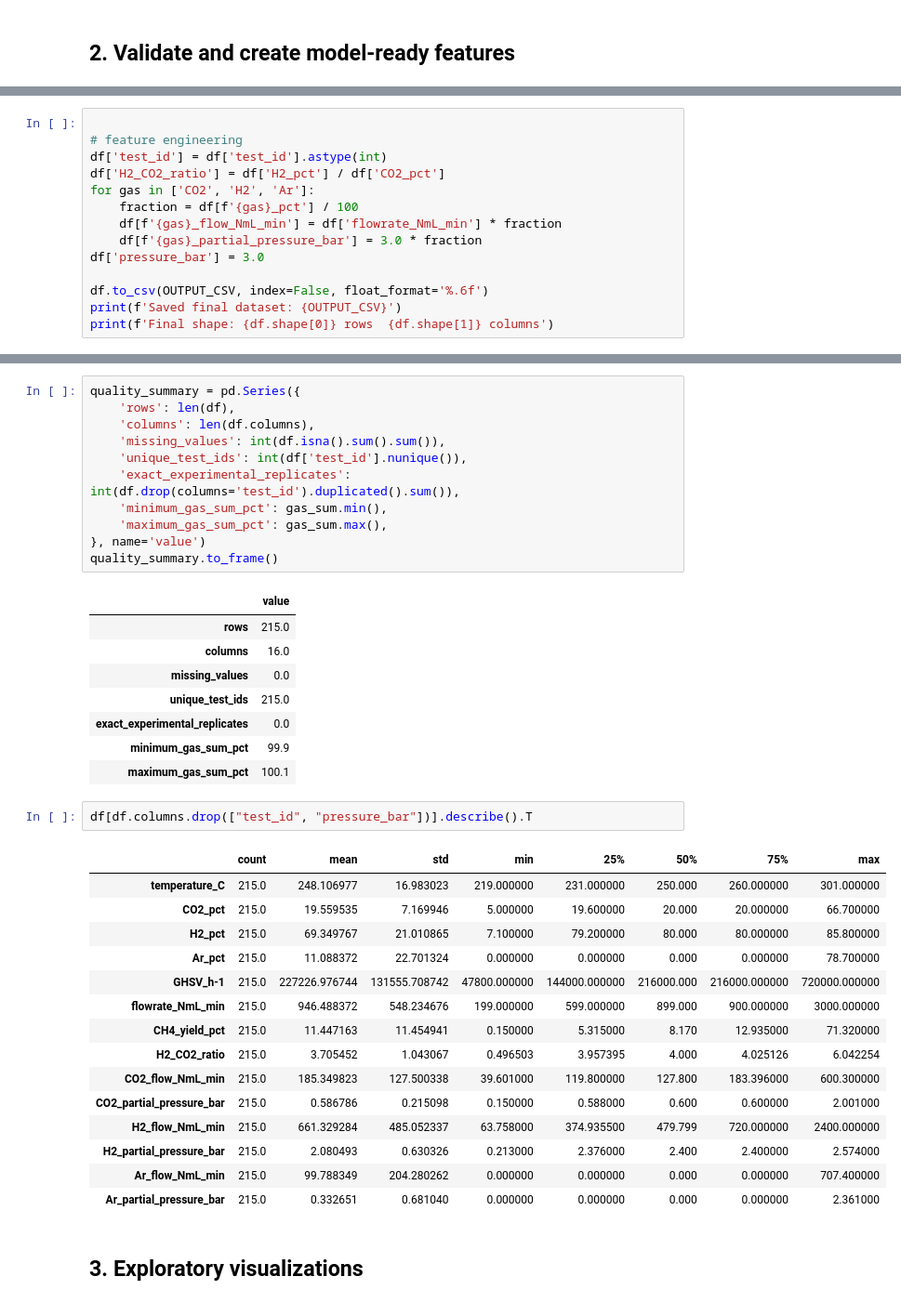
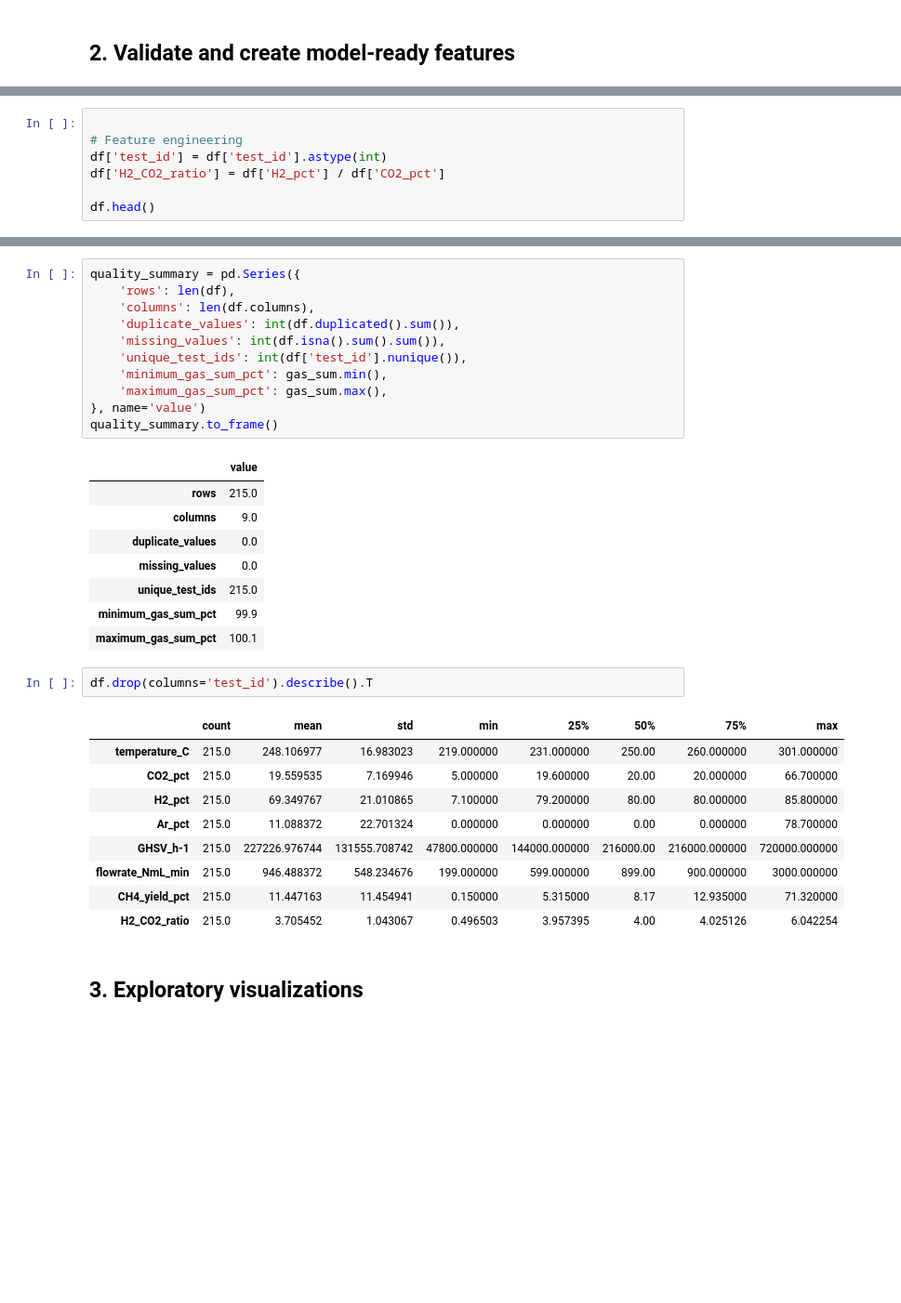
Before and after one commit to oafidi/co2-methanation-ml, a Jupyter notebook: notebooks/preprocessing_eda.ipynb, the cells around one changed output, grey strips where cells are left out. Shown at 93% size. Cells and saved outputs as stored; diff of their text form; blank space fills up the shorter version.

```diff
--- a/notebooks/preprocessing_eda.ipynb
+++ b/notebooks/preprocessing_eda.ipynb
@@ -60,15 +58,8 @@ The total pressure was fixed at 3 bar, so component partial pressures can also b
 # %%
 
-# feature engineering
+# Feature engineering
 df['test_id'] = df['test_id'].astype(int)
 df['H2_CO2_ratio'] = df['H2_pct'] / df['CO2_pct']
-for gas in ['CO2', 'H2', 'Ar']:
-    fraction = df[f'{gas}_pct'] / 100
-    df[f'{gas}_flow_NmL_min'] = df['flowrate_NmL_min'] * fraction
-    df[f'{gas}_partial_pressure_bar'] = 3.0 * fraction
-df['pressure_bar'] = 3.0
 
-df.to_csv(OUTPUT_CSV, index=False, float_format='%.6f')
-print(f'Saved final dataset: {OUTPUT_CSV}')
-print(f'Final shape: {df.shape[0]} rows  {df.shape[1]} columns')
+df.head()
 # %% [output]
@@ -78,9 +73,9 @@ Final shape: 215 rows  16 columns
 quality_summary = pd.Series({
     'rows': len(df),
     'columns': len(df.columns),
+    'duplicate_values': int(df.duplicated().sum()),
     'missing_values': int(df.isna().sum().sum()),
     'unique_test_ids': int(df['test_id'].nunique()),
-    'exact_experimental_replicates': int(df.drop(columns='test_id').duplicated().sum()),
     'minimum_gas_sum_pct': gas_sum.min(),
     'maximum_gas_sum_pct': gas_sum.max(),
 }, name='value')
@@ -88,30 +83,24 @@ quality_summary.to_frame()
 # %% [output]
 |  | value |
 | rows | 215.0 |
-| columns | 16.0 |
+| columns | 9.0 |
+| duplicate_values | 0.0 |
 | missing_values | 0.0 |
 | unique_test_ids | 215.0 |
-| exact_experimental_replicates | 0.0 |
 | minimum_gas_sum_pct | 99.9 |
 | maximum_gas_sum_pct | 100.1 |
 # %%
-df[df.columns.drop(["test_id", "pressure_bar"])].describe().T
+df.drop(columns='test_id').describe().T
 # %% [output]
 |  | count | mean | std | min | 25% | 50% | 75% | max |
-| temperature_C | 215.0 | 248.106977 | 16.983023 | 219.000000 | 231.000000 | 250.000 | 260.000000 | 301.000000 |
-| CO2_pct | 215.0 | 19.559535 | 7.169946 | 5.000000 | 19.600000 | 20.000 | 20.000000 | 66.700000 |
-| H2_pct | 215.0 | 69.349767 | 21.010865 | 7.100000 | 79.200000 | 80.000 | 80.000000 | 85.800000 |
-| Ar_pct | 215.0 | 11.088372 | 22.701324 | 0.000000 | 0.000000 | 0.000 | 0.000000 | 78.700000 |
-| GHSV_h-1 | 215.0 | 227226.976744 | 131555.708742 | 47800.000000 | 144000.000000 | 216000.000 | 216000.000000 | 720000.000000 |
-| flowrate_NmL_min | 215.0 | 946.488372 | 548.234676 | 199.000000 | 599.000000 | 899.000 | 900.000000 | 3000.000000 |
-| CH4_yield_pct | 215.0 | 11.447163 | 11.454941 | 0.150000 | 5.315000 | 8.170 | 12.935000 | 71.320000 |
-| H2_CO2_ratio | 215.0 | 3.705452 | 1.043067 | 0.496503 | 3.957395 | 4.000 | 4.025126 | 6.042254 |
-| CO2_flow_NmL_min | 215.0 | 185.349823 | 127.500338 | 39.601000 | 119.800000 | 127.800 | 183.396000 | 600.300000 |
-| CO2_partial_pressure_bar | 215.0 | 0.586786 | 0.215098 | 0.150000 | 0.588000 | 0.600 | 0.600000 | 2.001000 |
-| H2_flow_NmL_min | 215.0 | 661.329284 | 485.052337 | 63.758000 | 374.935500 | 479.799 | 720.000000 | 2400.000000 |
-| H2_partial_pressure_bar | 215.0 | 2.080493 | 0.630326 | 0.213000 | 2.376000 | 2.400 | 2.400000 | 2.574000 |
-| Ar_flow_NmL_min | 215.0 | 99.788349 | 204.280262 | 0.000000 | 0.000000 | 0.000 | 0.000000 | 707.400000 |
-| Ar_partial_pressure_bar | 215.0 | 0.332651 | 0.681040 | 0.000000 | 0.000000 | 0.000 | 0.000000 | 2.361000 |
+| temperature_C | 215.0 | 248.106977 | 16.983023 | 219.000000 | 231.000000 | 250.00 | 260.000000 | 301.000000 |
+| CO2_pct | 215.0 | 19.559535 | 7.169946 | 5.000000 | 19.600000 | 20.00 | 20.000000 | 66.700000 |
+| H2_pct | 215.0 | 69.349767 | 21.010865 | 7.100000 | 79.200000 | 80.00 | 80.000000 | 85.800000 |
+| Ar_pct | 215.0 | 11.088372 | 22.701324 | 0.000000 | 0.000000 | 0.00 | 0.000000 | 78.700000 |
+| GHSV_h-1 | 215.0 | 227226.976744 | 131555.708742 | 47800.000000 | 144000.000000 | 216000.00 | 216000.000000 | 720000.000000 |
+| flowrate_NmL_min | 215.0 | 946.488372 | 548.234676 | 199.000000 | 599.000000 | 899.00 | 900.000000 | 3000.000000 |
+| CH4_yield_pct | 215.0 | 11.447163 | 11.454941 | 0.150000 | 5.315000 | 8.17 | 12.935000 | 71.320000 |
+| H2_CO2_ratio | 215.0 | 3.705452 | 1.043067 | 0.496503 | 3.957395 | 4.00 | 4.025126 | 6.042254 |
 # %% [markdown]
 ## 3. Exploratory visualizations
 # %%
```
Also changed, not shown: parts of 5 cells of this notebook, 3 other files.
